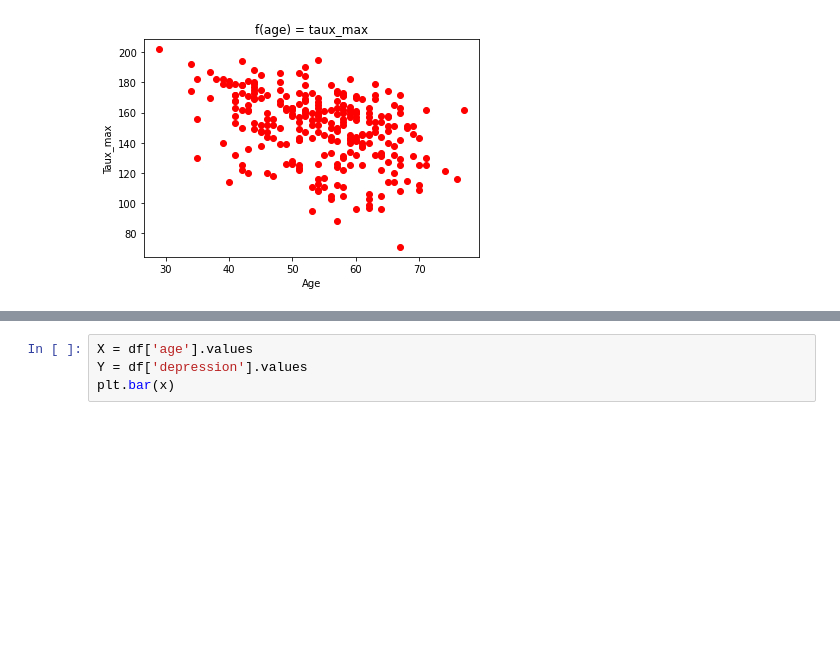
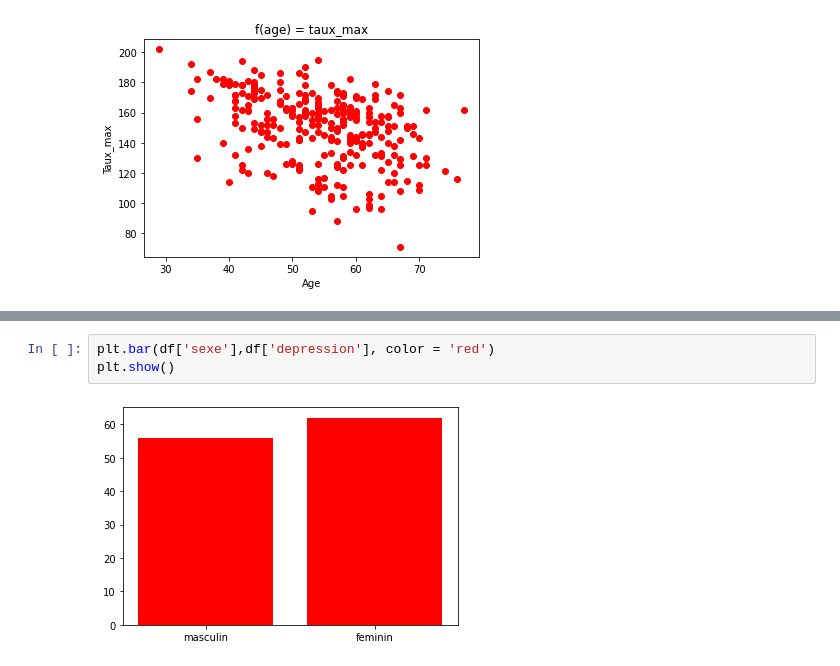
Before and after one commit to kevinDlan/notebook, a Jupyter notebook: Pyplot.ipynb, the cells around one changed output, grey strips where cells are left out. Drawn from its saved outputs; the diff is of its cells as text; blank space fills up the shorter version.

```diff
--- a/Pyplot.ipynb
+++ b/Pyplot.ipynb
@@ -183,4 +184,5 @@ plt.show()
-# %%
-X = df['age'].values
-Y = df['depression'].values
-plt.bar(x)
+# %%
+plt.bar(df['sexe'],df['depression'], color = 'red')
+plt.show()
+# %% [output]
+[figure, added]
```
Also changed, not shown: parts of 2 cells of this notebook, 2 other files.
